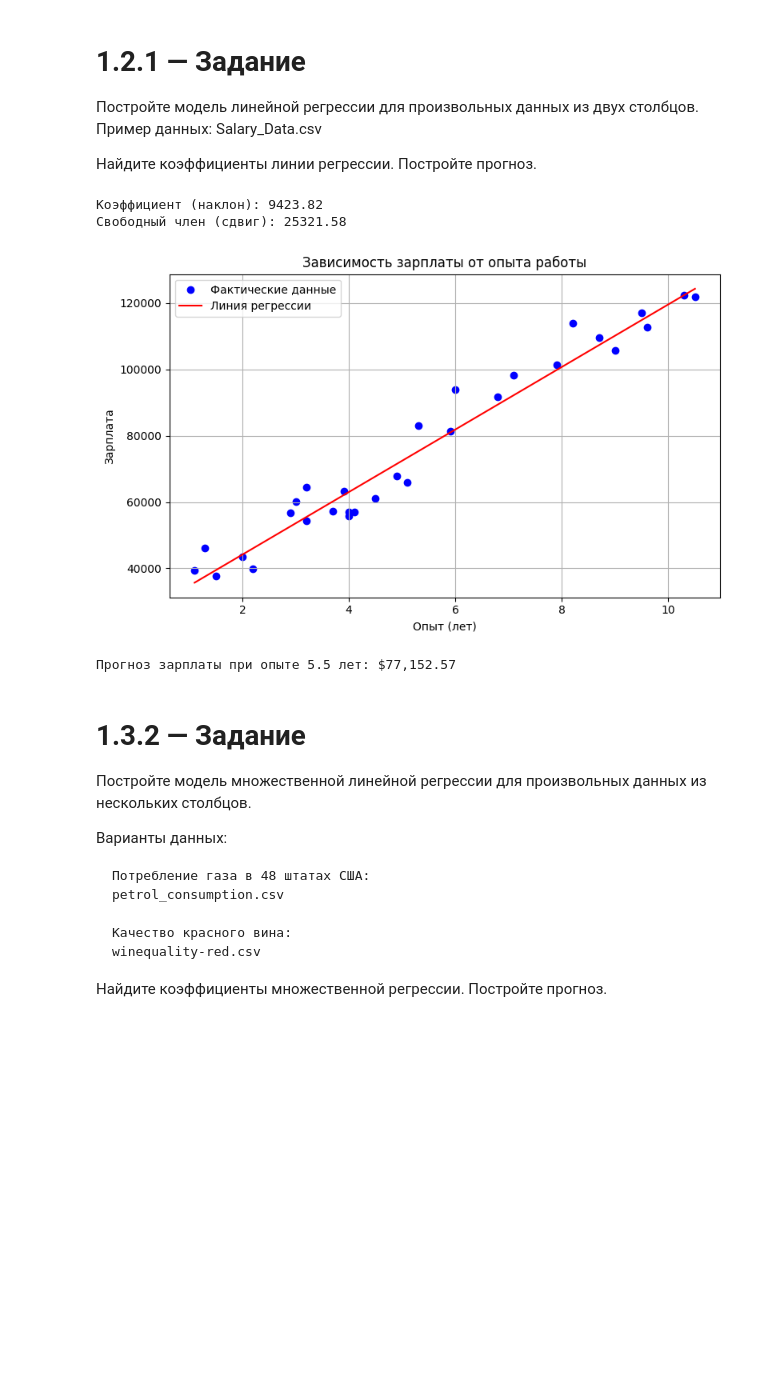
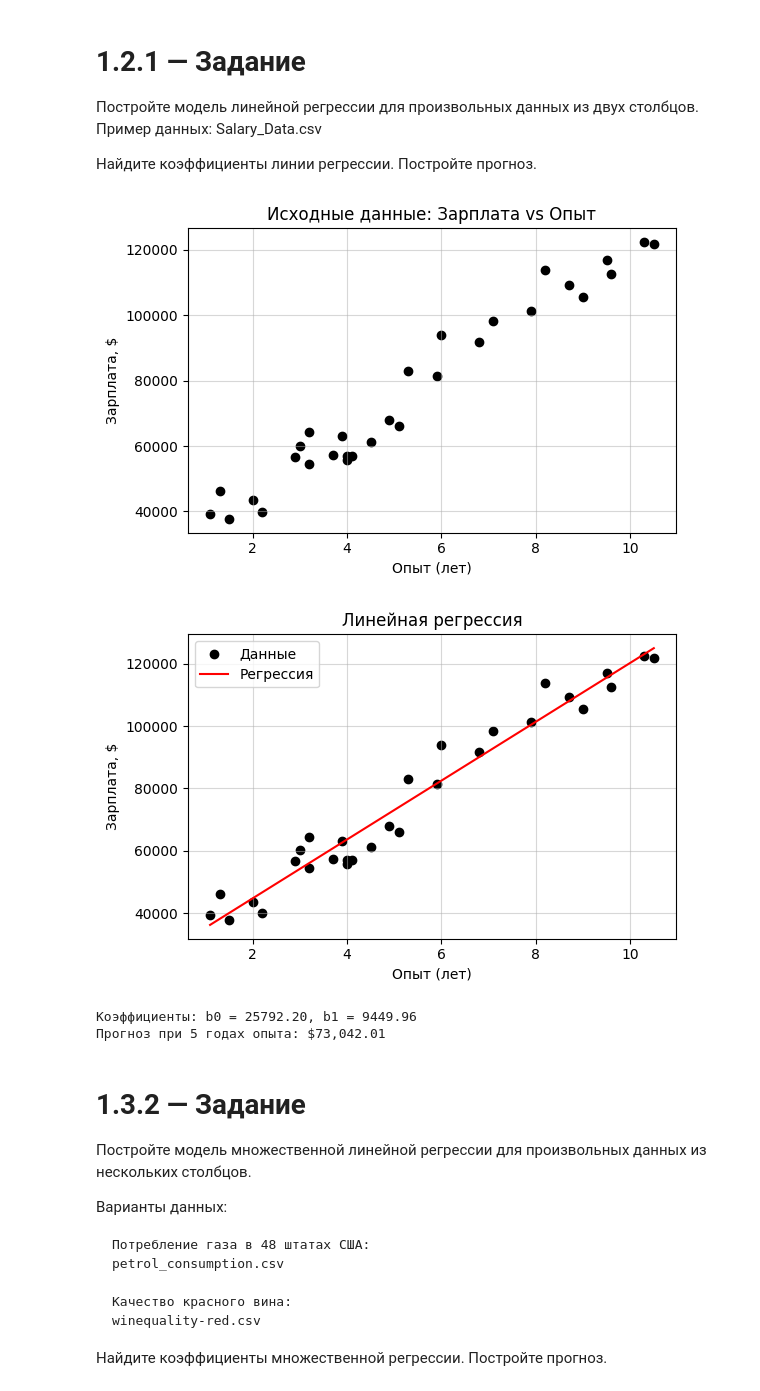
Before and after one commit to alx-ctf/university, a Jupyter notebook: homework_4.ipynb, the cells around one changed output. Drawn from its saved outputs; the diff is of its cells as text; code cells hidden in the pictures; blank space fills up the shorter version.

```diff
--- a/homework_4.ipynb
+++ b/homework_4.ipynb
@@ -139,53 +215,45 @@ Salary_Data.csv
 Найдите коэффициенты линии регрессии. Постройте прогноз.
 # %%
 import pandas as pd
-import numpy as np
 import matplotlib.pyplot as plt
-from sklearn.model_selection import train_test_split
 from sklearn.linear_model import LinearRegression
 
-# Загрузка данных
 url = "https://raw.githubusercontent.com/AnnaShestova/salary-years-simple-linear-regression/master/Salary_Data.csv"
 data = pd.read_csv(url)
-
-X = data[['YearsExperience']]
-y = data['Salary']
-
-X_train, X_test, y_train, y_test = train_test_split(X, y, test_size=0.2, random_state=42)
+X = data[['YearsExperience']].values
+y = data['Salary'].values
 
 model = LinearRegression()
-model.fit(X_train, y_train)
-
-print(f"Коэффициент (наклон): {model.coef_[0]:.2f}")
-print(f"Свободный член (сдвиг): {model.intercept_:.2f}")
+model.fit(X, y)
 
 
-y_pred = model.predict(X_test)
-
-
-
-
-plt.figure(figsize=(8, 5))
-plt.scatter(X, y, color='blue', label='Фактические данные')
-plt.plot(X, model.predict(X), color='red', label='Линия регрессии')
-plt.title('Зависимость зарплаты от опыта работы')
-plt.xlabel('Опыт (лет)')
-plt.ylabel('Зарплата')
-plt.legend()
-plt.grid(True)
+plt.figure(figsize=(6, 4))
+plt.scatter(X, y, color='black')
+plt.title('Исходные данные: Зарплата vs Опыт')
+plt.xlabel('Опыт (лет)'); plt.ylabel('Зарплата, $')
+plt.grid(True, alpha=0.5)
 plt.tight_layout()
 plt.show()
 
 
+plt.figure(figsize=(6, 4))
+plt.scatter(X, y, color='black', label='Данные')
+# полосочка
+plt.plot(X, model.predict(X), color='red', label='Регрессия')
 
-new_experience = np.array([[5.5]])
-predicted_salary = model.predict(new_experience)
-print(f"\nПрогноз зарплаты при опыте 5.5 лет: ${predicted_salary[0]:,.2f}")
+plt.title('Линейная регрессия')
+plt.xlabel('Опыт (лет)'); plt.ylabel('Зарплата, $')
+plt.legend(); plt.grid(True, alpha=0.5)
+plt.tight_layout()
+plt.show()
+
+print(f"Коэффициенты: b0 = {model.intercept_:.2f}, b1 = {model.coef_[0]:.2f}")
+print(f"Прогноз при 5 годах опыта: ${model.predict([[5]])[0]:,.2f}")
 # %% [output]
+[figure, new version]
+[figure, added]
-Коэффициент (наклон): 9423.82
-Свободный член (сдвиг): 25321.58
+Коэффициенты: b0 = 25792.20, b1 = 9449.96
+Прогноз при 5 годах опыта: $73,042.01
-[figure, old version]
-Прогноз зарплаты при опыте 5.5 лет: $77,152.57
 # %% [markdown]
 # 1.3.2 — Задание
 
```
Also changed, not shown: parts of 7 cells of this notebook, 1 other file.
